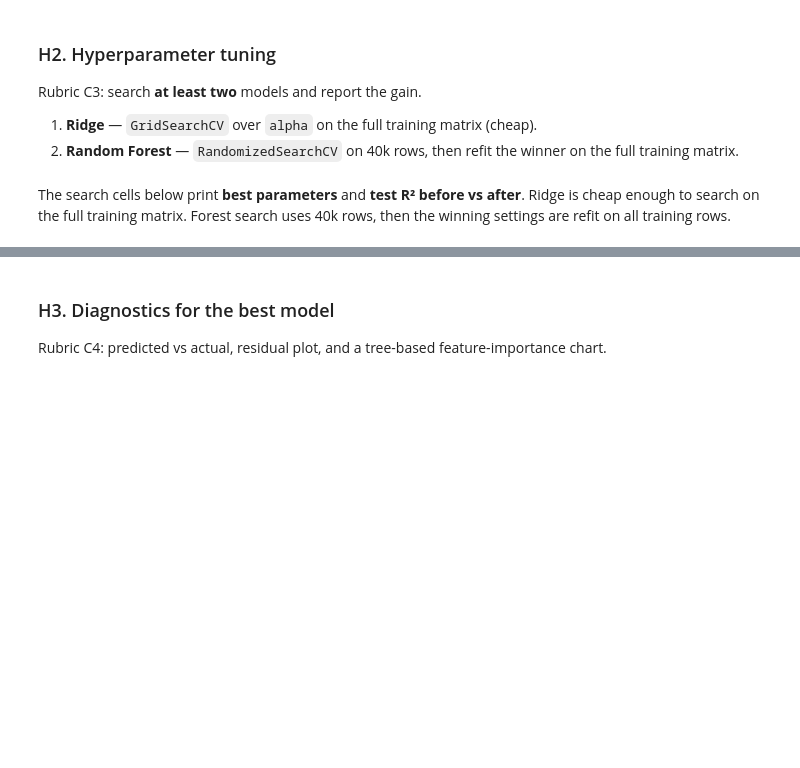
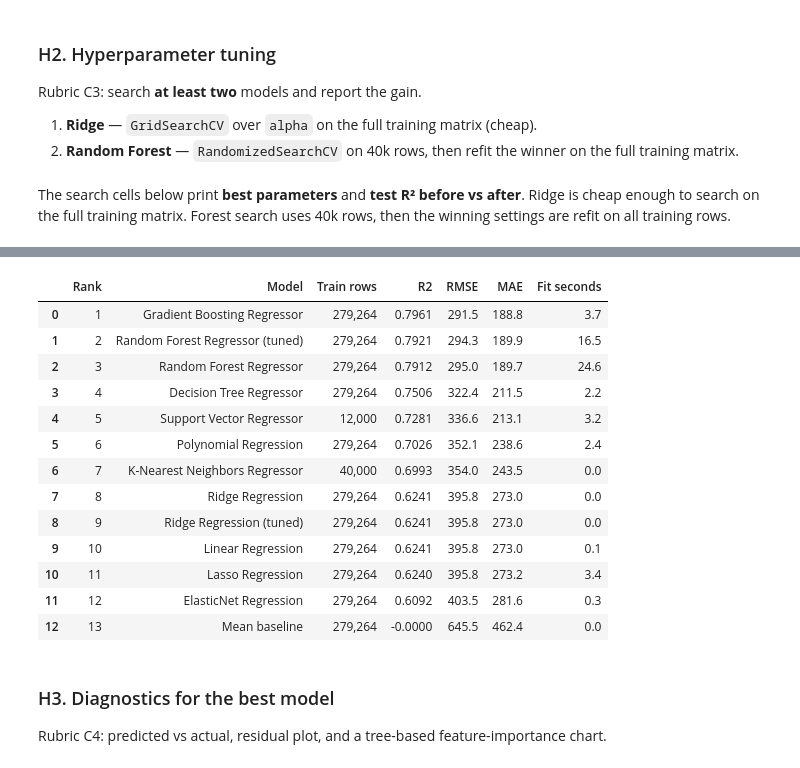
Before and after one commit to BETTlM/Sem5MachineLearning, a Jupyter notebook: notebooks/regression.ipynb, the cells around one changed output, grey strips where cells are left out. Cells and saved outputs as stored; diff of their text form; code cells hidden in the pictures; blank space fills up the shorter version.

```diff
--- a/notebooks/regression.ipynb
+++ b/notebooks/regression.ipynb
@@ -1078,19 +1623,36 @@ print(f"Absolute improvement:         {row_forest_tuned['R2'] - forest_untuned_r
 # %%
 results_tuned = (
     pd.DataFrame(leaderboard)
     .sort_values("R2", ascending=False)
     .reset_index(drop=True)
 )
 results_tuned.insert(0, "Rank", results_tuned.index + 1)
-display(results_tuned.style.format(
-    {
-        "R2": "{:.4f}",
-        "RMSE": "{:,.1f}",
-        "MAE": "{:,.1f}",
-        "Fit seconds": "{:,.1f}",
-        "Train rows": "{:,}",
-    }
-))
+fmt = {
+    "R2": "{:.4f}",
+    "RMSE": "{:,.1f}",
+    "MAE": "{:,.1f}",
+    "Fit seconds": "{:,.1f}",
+    "Train rows": "{:,}",
+    "Test rows": "{:,}",
+    "CV R2 mean": "{:.4f}",
+    "CV R2 std": "{:.4f}",
+}
+display(results_tuned.drop(columns=["CV folds"], errors="ignore").style.format(fmt))
+# %% [output]
+|  | Rank | Model | Train rows | R2 | RMSE | MAE | Fit seconds |
+| 0 | 1 | Gradient Boosting Regressor | 279,264 | 0.7961 | 291.5 | 188.8 | 3.7 |
+| 1 | 2 | Random Forest Regressor (tuned) | 279,264 | 0.7921 | 294.3 | 189.9 | 16.5 |
+| 2 | 3 | Random Forest Regressor | 279,264 | 0.7912 | 295.0 | 189.7 | 24.6 |
+| 3 | 4 | Decision Tree Regressor | 279,264 | 0.7506 | 322.4 | 211.5 | 2.2 |
+| 4 | 5 | Support Vector Regressor | 12,000 | 0.7281 | 336.6 | 213.1 | 3.2 |
+| 5 | 6 | Polynomial Regression | 279,264 | 0.7026 | 352.1 | 238.6 | 2.4 |
+| 6 | 7 | K-Nearest Neighbors Regressor | 40,000 | 0.6993 | 354.0 | 243.5 | 0.0 |
+| 7 | 8 | Ridge Regression | 279,264 | 0.6241 | 395.8 | 273.0 | 0.0 |
+| 8 | 9 | Ridge Regression (tuned) | 279,264 | 0.6241 | 395.8 | 273.0 | 0.0 |
+| 9 | 10 | Linear Regression | 279,264 | 0.6241 | 395.8 | 273.0 | 0.1 |
+| 10 | 11 | Lasso Regression | 279,264 | 0.6240 | 395.8 | 273.2 | 3.4 |
+| 11 | 12 | ElasticNet Regression | 279,264 | 0.6092 | 403.5 | 281.6 | 0.3 |
+| 12 | 13 | Mean baseline | 279,264 | -0.0000 | 645.5 | 462.4 | 0.0 |
 # %% [markdown]
 ### H3. Diagnostics for the best model
 
```
Also changed, not shown: parts of 44 cells of this notebook, 14 other files.
